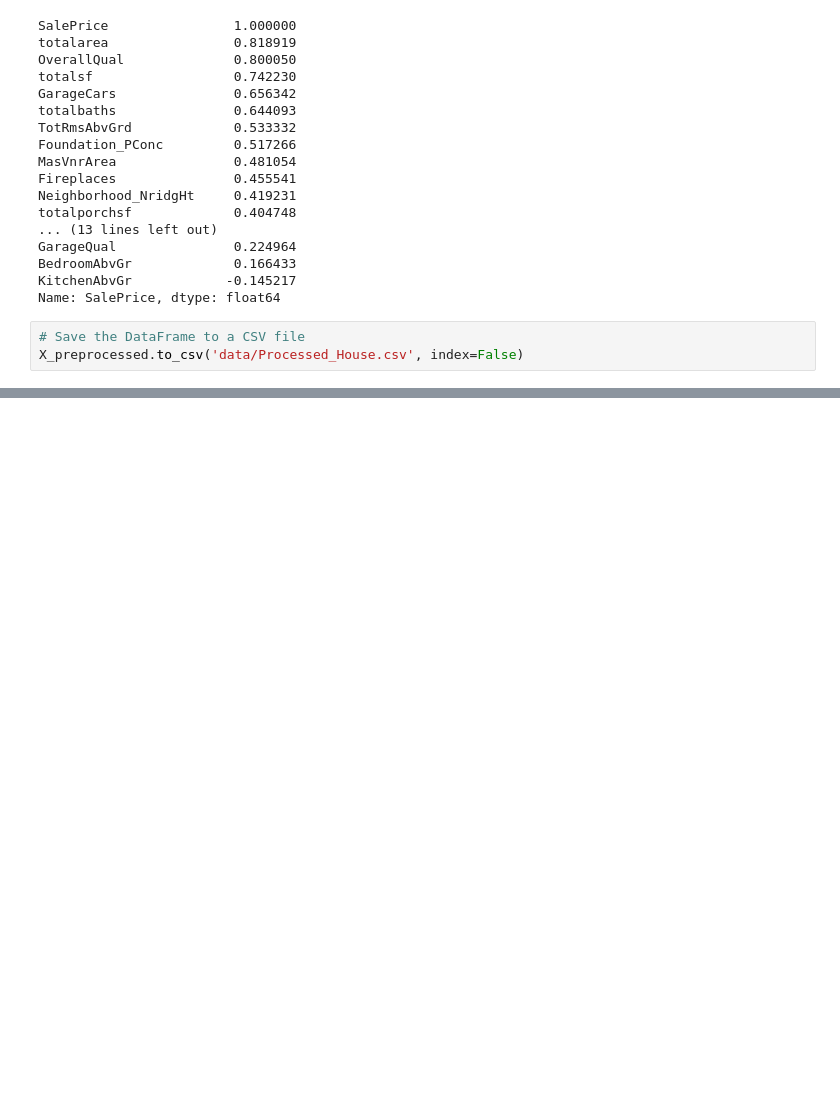
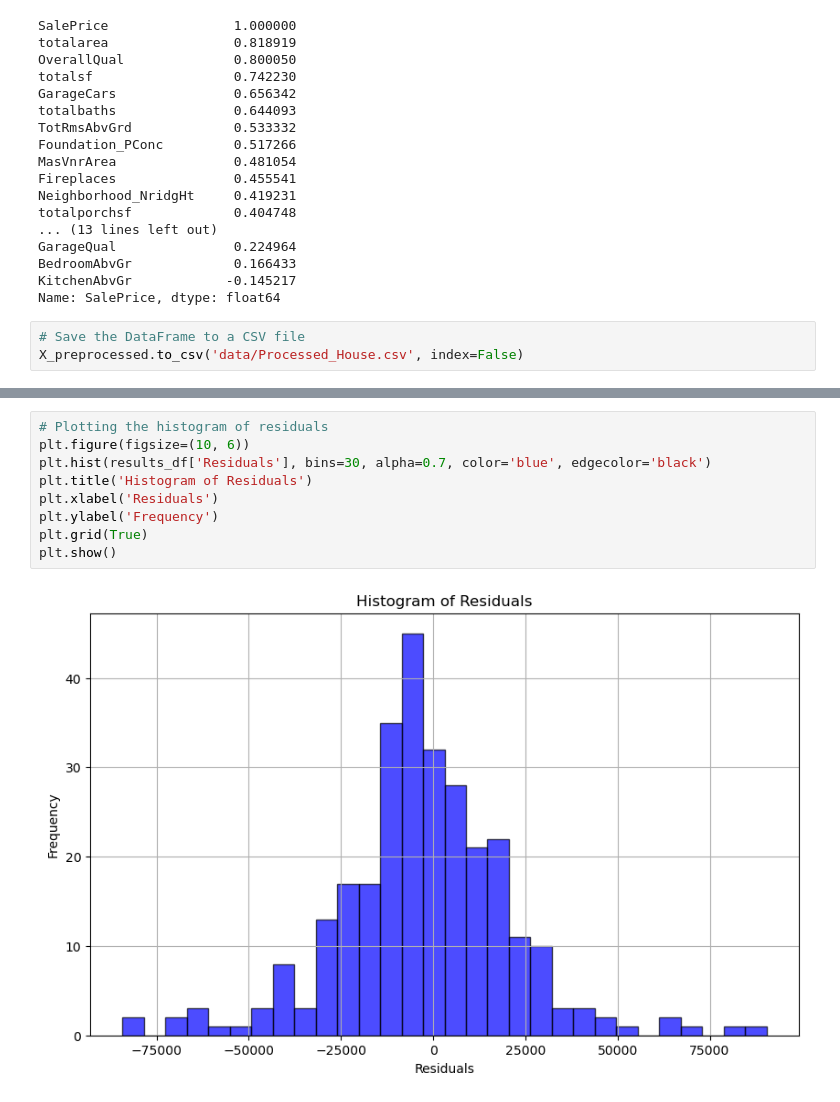
Before and after one commit to SanduniNavodya/House-Price-Prediction-System, a Jupyter notebook: House_final.ipynb, the cells around one changed output, grey strips where cells are left out. Drawn from its saved outputs; the diff is of its cells as text; blank space fills up the shorter version.

```diff
--- a/House_final.ipynb
+++ b/House_final.ipynb
@@ -813,0 +859,11 @@ X_preprocessed.to_csv('data/Processed_House.csv', index=False)
+# %%
+# Plotting the histogram of residuals
+plt.figure(figsize=(10, 6))
+plt.hist(results_df['Residuals'], bins=30, alpha=0.7, color='blue', edgecolor='black')
+plt.title('Histogram of Residuals')
+plt.xlabel('Residuals')
+plt.ylabel('Frequency')
+plt.grid(True)
+plt.show()
+# %% [output]
+[figure, added]
```
Also changed, not shown: parts of 3 cells of this notebook, 1 other file.
